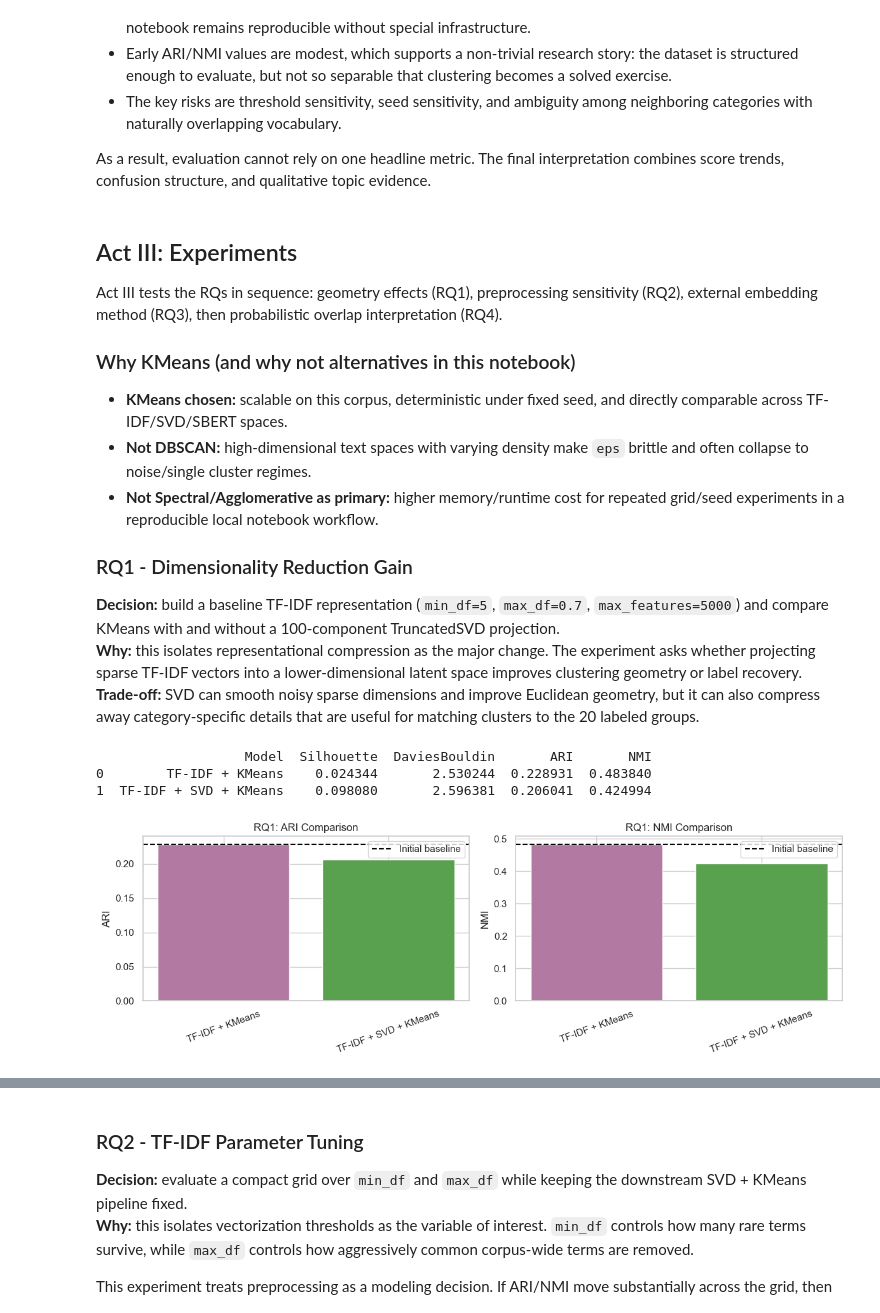
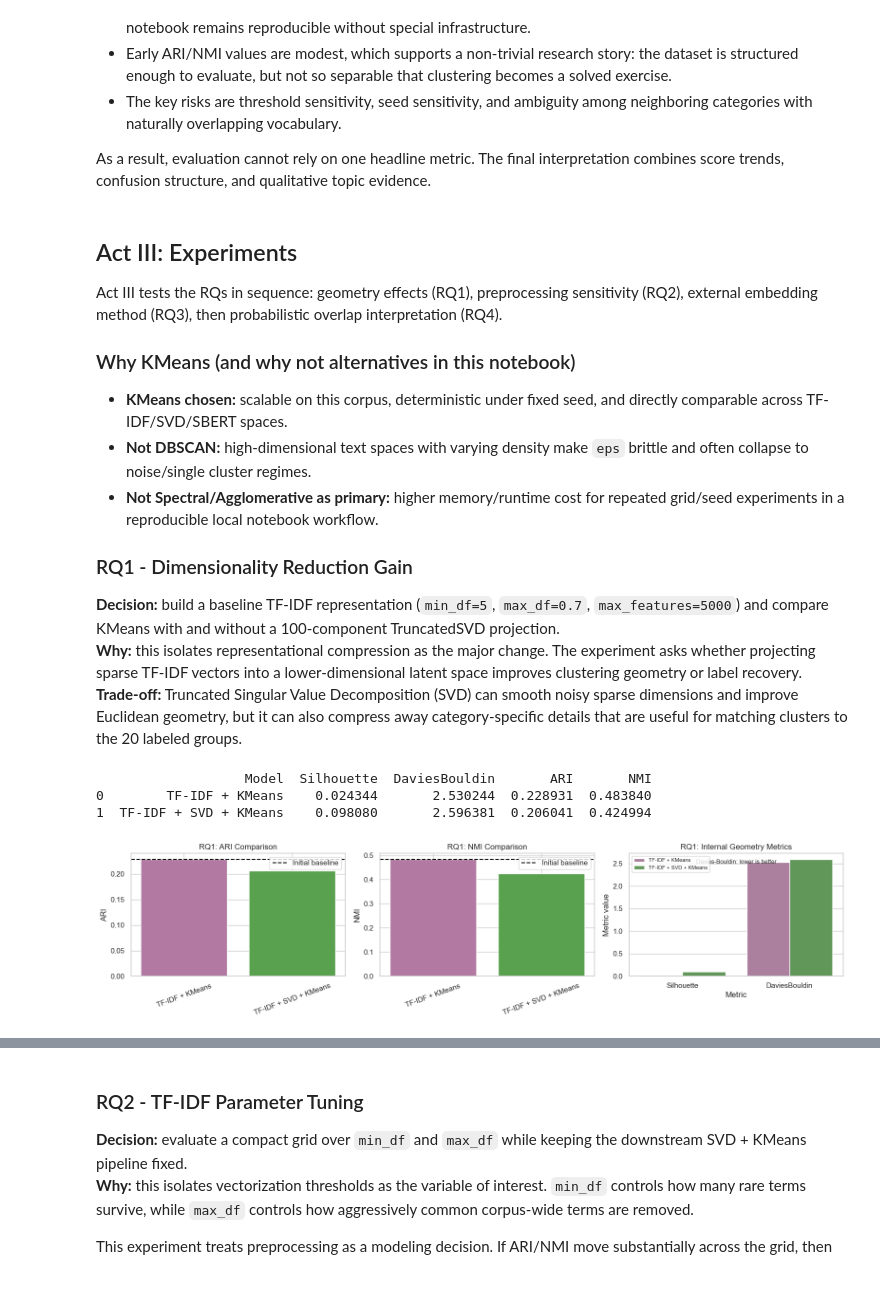
Before and after one commit to davidvanderklay/Unsupervised-Learning-Newsgroups, a Jupyter notebook: 133005021_final_checkpoint.ipynb, the cells around one changed output, grey strips where cells are left out. Drawn from its saved outputs; the diff is of its cells as text; code cells hidden in the pictures; blank space fills up the shorter version.

```diff
--- a/133005021_final_checkpoint.ipynb
+++ b/133005021_final_checkpoint.ipynb
@@ -562,7 +574,7 @@ Act III tests the RQs in sequence: geometry effects (RQ1), preprocessing sensiti
 ### RQ1 - Dimensionality Reduction Gain
 **Decision:** build a baseline TF-IDF representation (`min_df=5`, `max_df=0.7`, `max_features=5000`) and compare KMeans with and without a 100-component TruncatedSVD projection.
 **Why:** this isolates representational compression as the major change. The experiment asks whether projecting sparse TF-IDF vectors into a lower-dimensional latent space improves clustering geometry or label recovery.
-**Trade-off:** SVD can smooth noisy sparse dimensions and improve Euclidean geometry, but it can also compress away category-specific details that are useful for matching clusters to the 20 labeled groups.
+**Trade-off:** Truncated Singular Value Decomposition (SVD) can smooth noisy sparse dimensions and improve Euclidean geometry, but it can also compress away category-specific details that are useful for matching clusters to the 20 labeled groups.
 # %%
 vectorizer_base = TfidfVectorizer(stop_words="english", min_df=5, max_df=0.7, max_features=5000)
 X_base = vectorizer_base.fit_transform(df["text"])
@@ -603,34 +615,41 @@ metrics = pd.DataFrame(
 # Non-trivial validation checks
 assert X_base.nnz / (X_base.shape[0] * X_base.shape[1]) < 0.02, "TF-IDF unexpectedly dense"
 assert svd.explained_variance_ratio_.sum() > 0.15, "SVD explained variance too low for chosen components"
 assert kmeans_base.n_iter_ > 0 and kmeans_svd.n_iter_ > 0, "KMeans did not iterate"
 
 print(metrics)
 
-fig, axes = plt.subplots(1, 2, figsize=(12, 4))
+fig, axes = plt.subplots(1, 3, figsize=(16, 4))
 
 axes[0].bar(metrics["Model"], metrics["ARI"], color=["#B279A2", "#59A14F"])
 baseline_ari = metrics.loc[metrics["Model"] == "TF-IDF + KMeans", "ARI"].iloc[0]
 axes[0].axhline(baseline_ari, color="black", linestyle="--", label="Initial baseline")
 axes[0].set_title("RQ1: ARI Comparison")
 axes[0].set_ylabel("ARI")
 axes[0].tick_params(axis="x", rotation=20)
 axes[0].legend()
 
 axes[1].bar(metrics["Model"], metrics["NMI"], color=["#B279A2", "#59A14F"])
 baseline_nmi = metrics.loc[metrics["Model"] == "TF-IDF + KMeans", "NMI"].iloc[0]
 axes[1].axhline(baseline_nmi, color="black", linestyle="--", label="Initial baseline")
 axes[1].set_title("RQ1: NMI Comparison")
 axes[1].set_ylabel("NMI")
 axes[1].tick_params(axis="x", rotation=20)
 axes[1].legend()
 
+geometry_long = metrics.melt(id_vars="Model", value_vars=["Silhouette", "DaviesBouldin"], var_name="Metric", value_name="Value")
+sns.barplot(data=geometry_long, x="Metric", y="Value", hue="Model", ax=axes[2], palette=["#B279A2", "#59A14F"])
+axes[2].set_title("RQ1: Internal Geometry Metrics")
+axes[2].set_ylabel("Metric value")
+axes[2].text(0.5, 0.95, "Davies-Bouldin: lower is better", transform=axes[2].transAxes, ha="center", va="top", fontsize=9)
+axes[2].legend(loc="upper left", fontsize=8)
+
 plt.tight_layout()
 plt.show()
 # %% [output]
                    Model  Silhouette  DaviesBouldin       ARI       NMI
 0        TF-IDF + KMeans    0.024344       2.530244  0.228931  0.483840
 1  TF-IDF + SVD + KMeans    0.098080       2.596381  0.206041  0.424994
-[figure, old version]
+[figure, new version]
 # %% [markdown]
 ### RQ1 Interpretation
```
Also changed, not shown: parts of 33 cells of this notebook.
